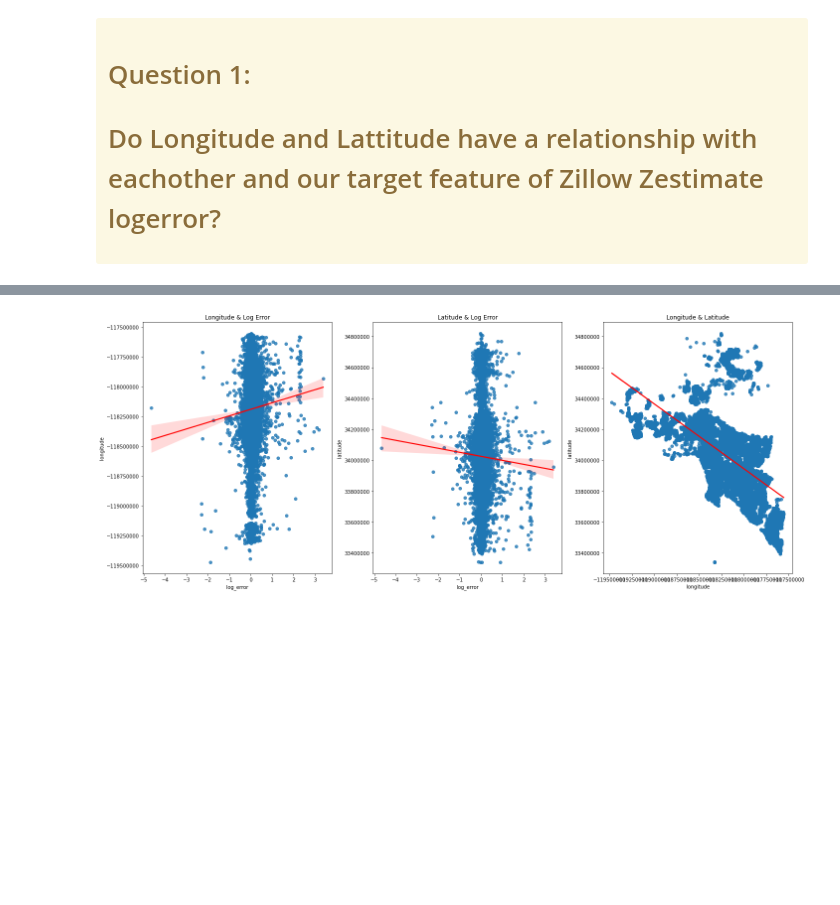
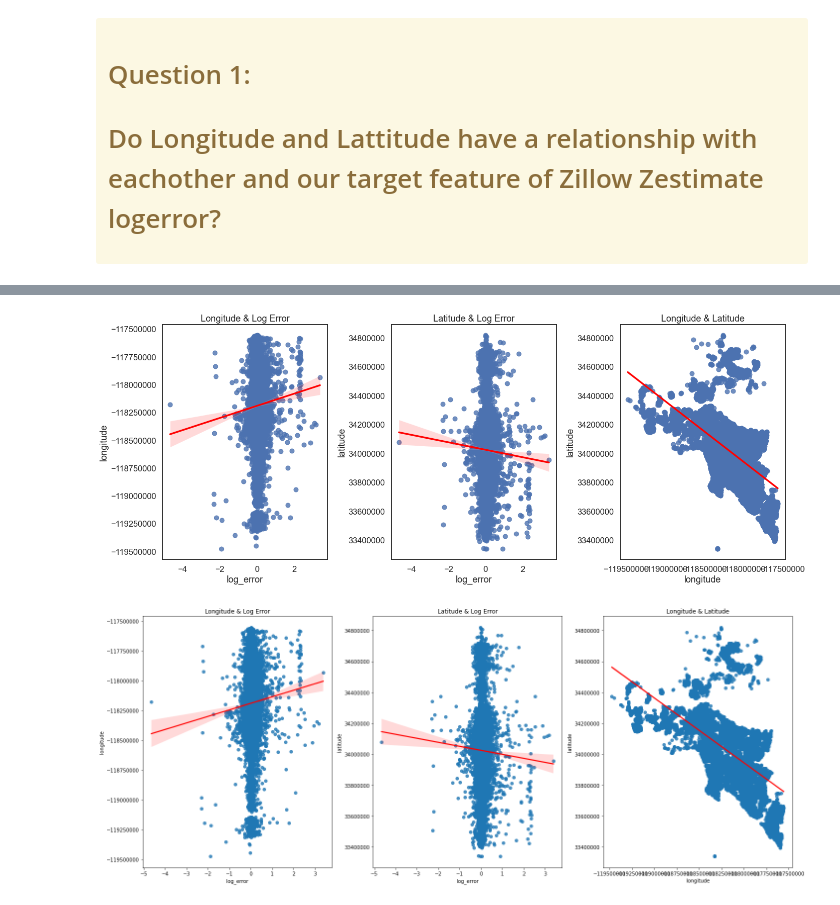
Before and after one commit to Codeup-Justin-Evans-Yvette-Ibarra/project_zillow_team, a Jupyter notebook: Final_Report_Zillow_Team_Project.ipynb, the cells around one changed output, grey strips where cells are left out. Drawn from its saved outputs; the diff is of its cells as text; code cells hidden in the pictures; blank space fills up the shorter version.

```diff
--- a/Final_Report_Zillow_Team_Project.ipynb
+++ b/Final_Report_Zillow_Team_Project.ipynb
@@ -313,3 +322,58 @@ train.head(3)
+# %%
+import seaborn as sns
+import matplotlib.pyplot as plt
+import matplotlib.ticker as ticker
+def Q1_viz_1(df):
+    # Plot data and a linear regression
+    plt.figure(figsize=(20,8))
+
+    plt.subplot(131)
+    sns.regplot(y="longitude",
+                x="log_error",
+                data=df,
+                line_kws={'color': 'red'})
+    plt.title("Longitude & Log Error") #Add plot title
+    plt.ylabel("longitude") #Adjust the label of the y-axis
+    plt.ticklabel_format(style='plain', axis='y') #repress the scientific notation
+    plt.xlabel("log_error") #Adjust the label of the x-axis
+    plt.ticklabel_format(style='plain', axis='x') #repress the scientific notation
+    #plt.ylim(0,100) #Adjust the limits of the y-axis
+    #plt.xlim(0,10) #Adjust the limits of the x-axis
+    plt.tight_layout() #Adjust subplot params
+
+    plt.subplot(132)
+    sns.regplot(y="latitude",
+                x="log_error",
+                data=df,
+                line_kws={'color': 'red'})
+    plt.title("Latitude & Log Error") #Add plot title
+    plt.ylabel("latitude") #Adjust the label of the y-axis
+    plt.ticklabel_format(style='plain', axis='y') #repress the scientific notation
+    plt.xlabel("log_error") #Adjust the label of the x-axis#plt.ylim(0,100) #Adjust the limits of the y-axis
+    plt.ticklabel_format(style='plain', axis='x') #repress the scientific notation
+    #plt.xlim(0,10) #Adjust the limits of the x-axis
+    plt.tight_layout() #Adjust subplot params
+
+    plt.subplot(133)
+    sns.regplot(x="longitude",
+                y="latitude",
+                data=df,
+                line_kws={'color': 'red'})
+    plt.title("Longitude & Latitude") #Add plot title
+    plt.ylabel("latitude") #Adjust the label of the y-axis
+    plt.ticklabel_format(style='plain', axis='y') #repress the scientific notation
+    plt.xlabel("longitude",) #Adjust the label of the x-axis
+    plt.ticklabel_format(style='plain', axis='x') #repress the scientific notation
+    # Create your ticker object with M ticks
+    M = 2
+    plt.xticks = ticker.MaxNLocator(M)
+    #plt.ylim(0,100) #Adjust the limits of the y-axis
+    #plt.xlim(0,10) #Adjust the limits of the x-axis
+    plt.tight_layout() #Adjust subplot params
+
+Q1_viz_1(train)
+# %% [output]
+[figure, added]
 # %%
 # Subplot of each variable for comparison
 e.Q1_viz_1(train)
```
Also changed, not shown: parts of 30 cells of this notebook.
